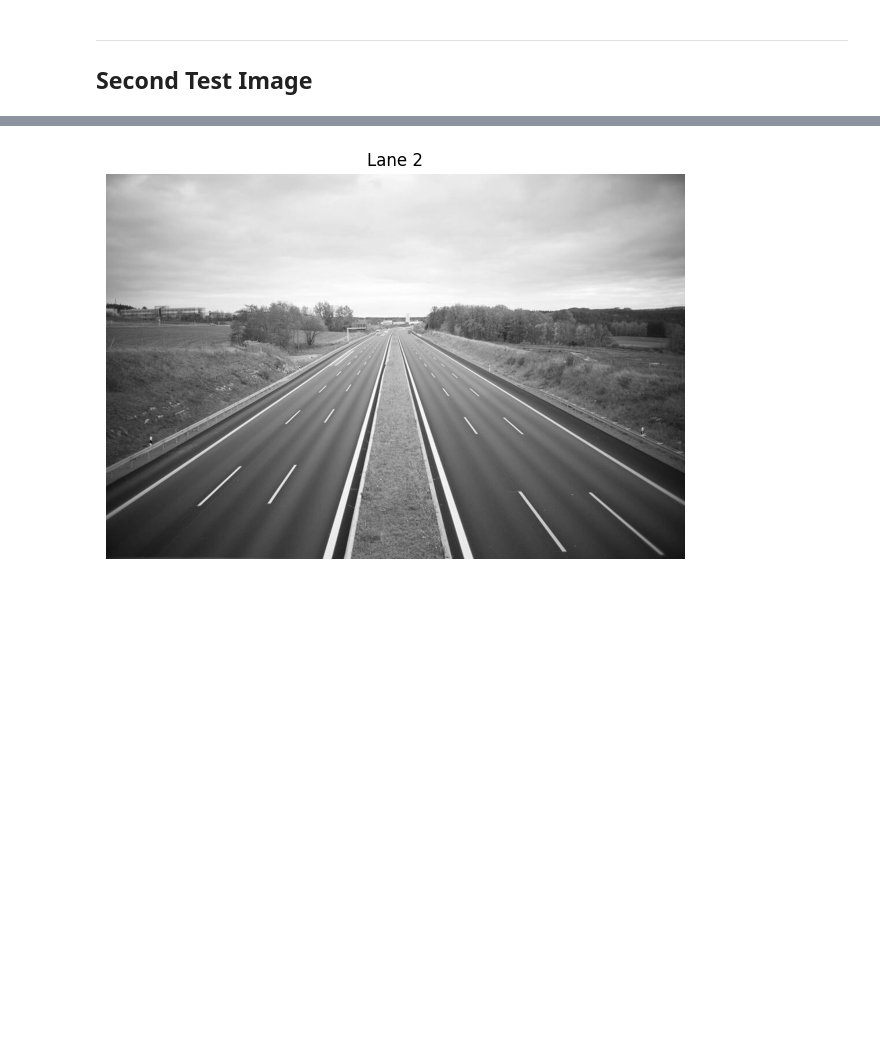
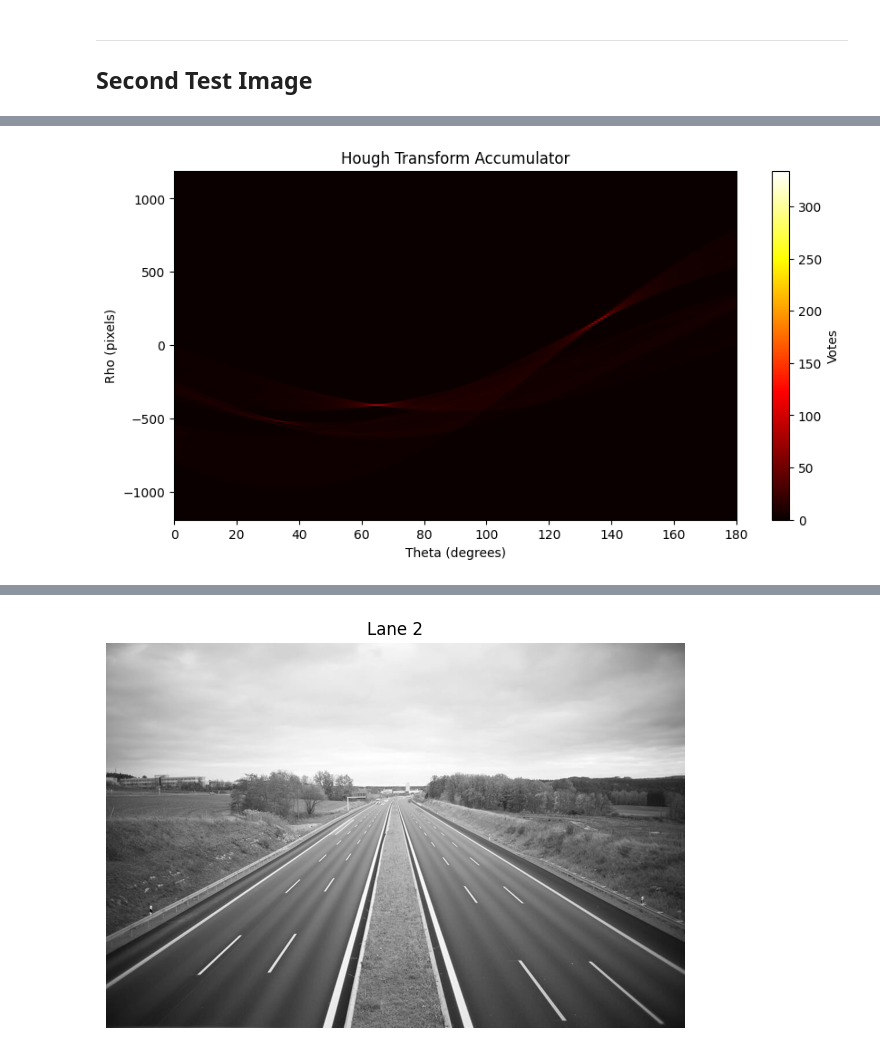
Before and after one commit to tasneemyo/Computer-Vision-Labs, a Jupyter notebook: lane_detection.ipynb, the cells around one changed output, grey strips where cells are left out. Saved outputs shown, nothing was run; the diff lists cells and outputs as text; code cells hidden in the pictures; blank space fills up the shorter version.

```diff
--- a/lane_detection.ipynb
+++ b/lane_detection.ipynb
@@ -168,0 +192,4 @@ compare_output(image1_rgb, image_with_lines)
+# %%
+theta_range3, rho_range3, H3 = apply_hough_transform(image3_roi, height3, width3)
+# %% [output]
+[figure, added]
```
Also changed, not shown: parts of 8 cells of this notebook, 1 other file.
